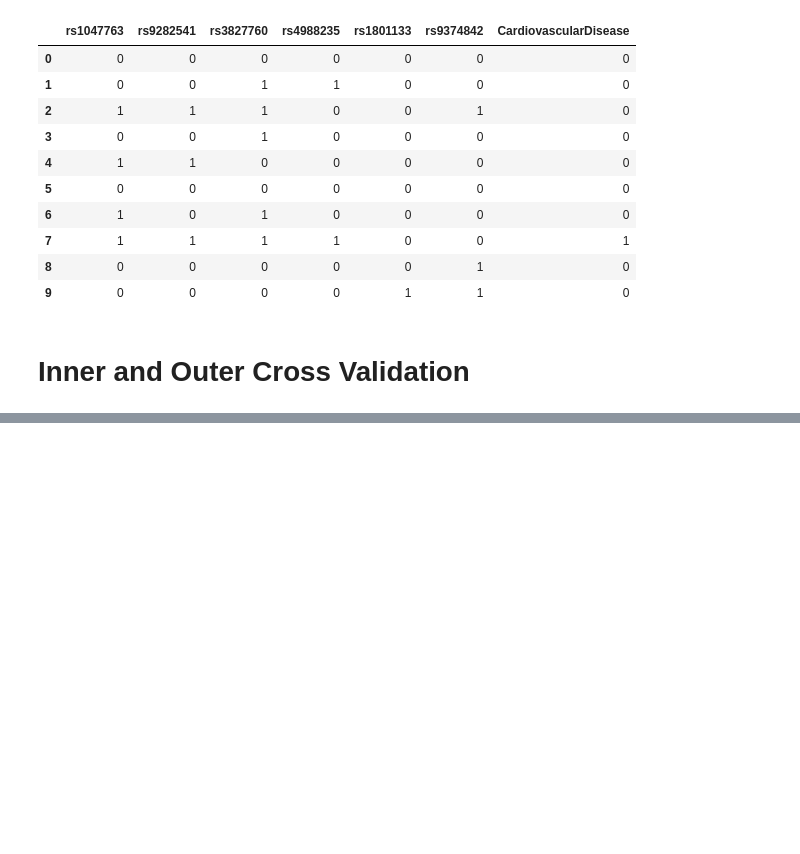
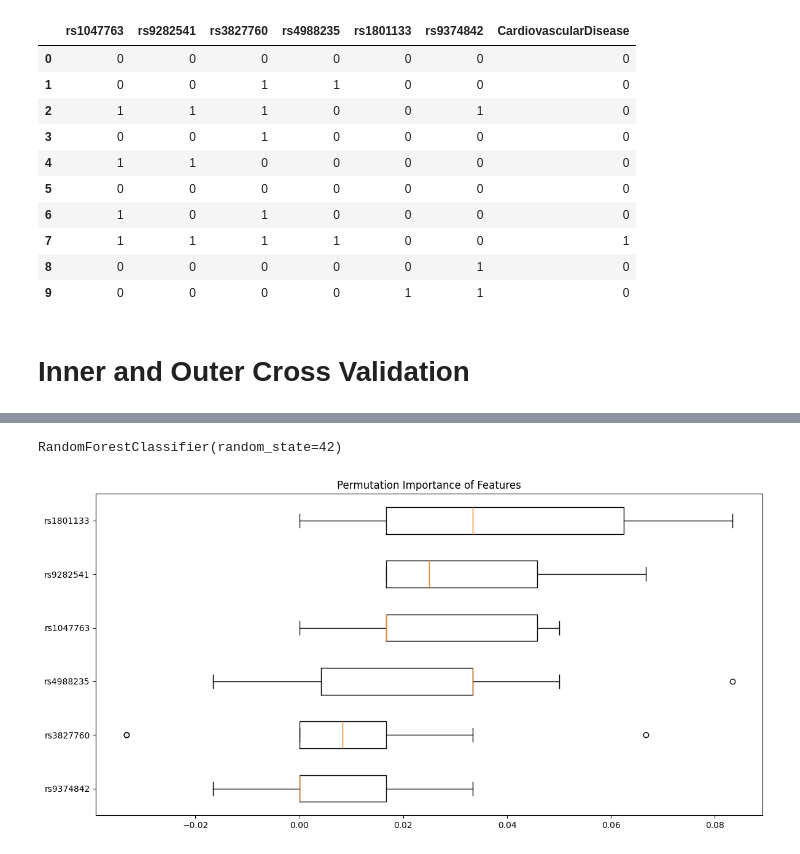
Before and after one commit to starshrimp/HumanMachineInteraction, a Jupyter notebook: Exercise_SNP/exercise_data_projects.ipynb, the cells around one changed output, grey strips where cells are left out. Cells and saved outputs as stored; diff of their text form; code cells hidden in the pictures; blank space fills up the shorter version.

Commit message:
full version before trying something new

```diff
--- a/Exercise_SNP/exercise_data_projects.ipynb
+++ b/Exercise_SNP/exercise_data_projects.ipynb
@@ -454,14 +450,7 @@ X_without_BMI = df.drop(['CardiovascularDisease', 'BMI'], axis=1)
 y_without_BMI = df['CardiovascularDisease']
 
 
-# Initialize a scaler
-scaler = StandardScaler()
-
-# Scale BMI column (assuming it's the last column before the target)
-X_scaled = X.copy()
-X_scaled['BMI'] = scaler.fit_transform(X[['BMI']])  # Fit and transform scaler on BMI
-
 # Splitting the dataset into the Training set and Test set
-X_train_noBMI, X_test_noBMI, y_train_noBMI, y_test_noBMI = train_test_split(X, y, test_size=0.2, random_state=0)
+X_train_noBMI, X_test_noBMI, y_train_noBMI, y_test_noBMI = train_test_split(X_without_BMI, y_without_BMI, test_size=0.2, random_state=0)
 # %% [markdown]
 # Inner and Outer Cross Validation
@@ -522,0 +473,17 @@ SVM:
+# %%
+# Training a model (using RandomForest as an example)
+model_rf_no_bmi = RandomForestClassifier(n_estimators=100, random_state=42)
+model_rf_no_bmi.fit(X_train_noBMI, y_train_noBMI)
+# %% [output]
+RandomForestClassifier(random_state=42)
+# %%
+result_rf_no_bmi = permutation_importance(model_rf_no_bmi, X_test_noBMI, y_test_noBMI, n_repeats=10, random_state=42)
+sorted_idx_no_bmi = result_rf_no_bmi.importances_mean.argsort()
+
+plt.figure(figsize=(12, 6))
+plt.boxplot(result_rf_no_bmi.importances[sorted_idx_no_bmi].T, vert=False, labels=X_test_noBMI.columns[sorted_idx_no_bmi])
+plt.title("Permutation Importance of Features")
+plt.tight_layout()
+plt.show()
+# %% [output]
+[figure, added]
```
Also changed, not shown: parts of 12 cells of this notebook.
